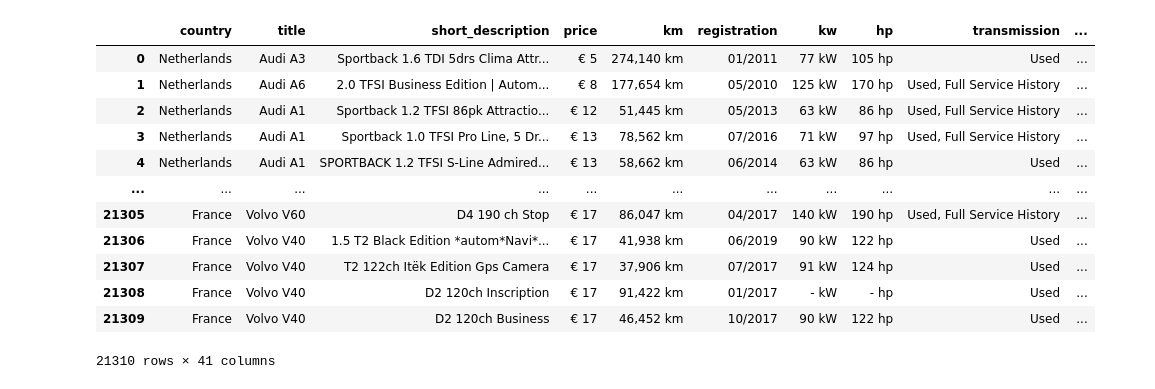
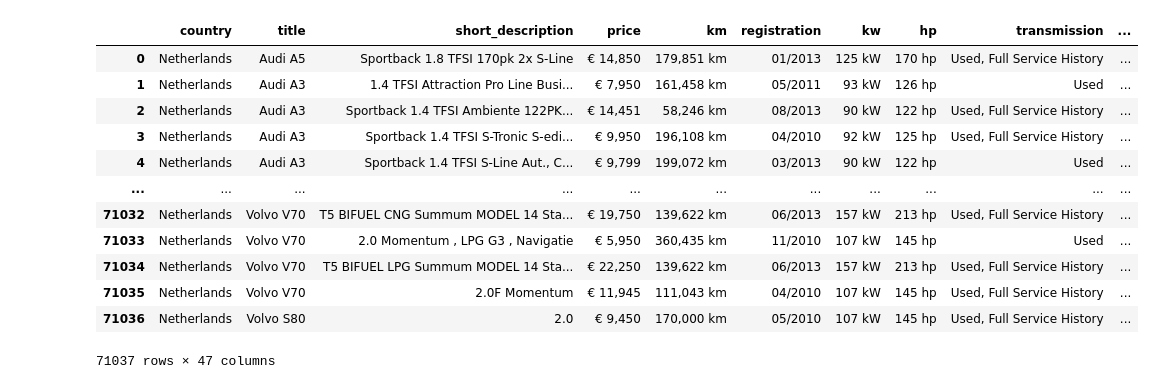
Before and after one commit to fidanfatih/Web_Scraping, a Jupyter notebook: Scrapy.ipynb, the cells around one changed output. Drawn from its saved outputs; the diff is of its cells as text; code cells hidden in the pictures.

```diff
--- a/Scrapy.ipynb
+++ b/Scrapy.ipynb
@@ -1,21 +1,24 @@
 # %%
 import pandas as pd
+pd.set_option('display.width', 400)
+pd.set_option('display.max_columns', 50)
+
+df = pd.read_csv('Data/autoscout_data.csv')
+df
+# %% [output]
+|  | country | title | short_description | price | km | registration | kw | hp | transmission | ... |
+| 0 | Netherlands | Audi A5 | Sportback 1.8 TFSI 170pk 2x S-Line | € 14,850 | 179,851 km | 01/2013 | 125 kW | 170 hp | Used, Full Service History | ... |
+| 1 | Netherlands | Audi A3 | 1.4 TFSI Attraction Pro Line Busi... | € 7,950 | 161,458 km | 05/2011 | 93 kW | 126 hp | Used | ... |
+| 2 | Netherlands | Audi A3 | Sportback 1.4 TFSI Ambiente 122PK... | € 14,451 | 58,246 km | 08/2013 | 90 kW | 122 hp | Used, Full Service History | ... |
+| 3 | Netherlands | Audi A3 | Sportback 1.4 TFSI S-Tronic S-edi... | € 9,950 | 196,108 km | 04/2010 | 92 kW | 125 hp | Used, Full Service History | ... |
+| 4 | Netherlands | Audi A3 | Sportback 1.4 TFSI S-Line Aut., C... | € 9,799 | 199,072 km | 03/2013 | 90 kW | 122 hp | Used | ... |
+| ... | ... | ... | ... | ... | ... | ... | ... | ... | ... | ... |
+| 71032 | Netherlands | Volvo V70 | T5 BIFUEL CNG Summum MODEL 14 Sta... | € 19,750 | 139,622 km | 06/2013 | 157 kW | 213 hp | Used, Full Service History | ... |
+| 71033 | Netherlands | Volvo V70 | 2.0 Momentum , LPG G3 , Navigatie | € 5,950 | 360,435 km | 11/2010 | 107 kW | 145 hp | Used | ... |
+| 71034 | Netherlands | Volvo V70 | T5 BIFUEL LPG Summum MODEL 14 Sta... | € 22,250 | 139,622 km | 06/2013 | 157 kW | 213 hp | Used, Full Service History | ... |
+| 71035 | Netherlands | Volvo V70 | 2.0F Momentum | € 11,945 | 111,043 km | 04/2010 | 107 kW | 145 hp | Used, Full Service History | ... |
+| 71036 | Netherlands | Volvo S80 | 2.0 | € 9,450 | 170,000 km | 05/2010 | 107 kW | 145 hp | Used, Full Service History | ... |
+71037 rows × 47 columns
-# %%
-pd.read_json('Data/autoscout_data.json')
-# %% [output]
-|  | country | title | short_description | price | km | registration | kw | hp | transmission | ... |
-| 0 | Netherlands | Audi A3 | Sportback 1.6 TDI 5drs Clima Attr... | € 5 | 274,140 km | 01/2011 | 77 kW | 105 hp | Used | ... |
-| 1 | Netherlands | Audi A6 | 2.0 TFSI Business Edition | Autom... | € 8 | 177,654 km | 05/2010 | 125 kW | 170 hp | Used, Full Service History | ... |
-| 2 | Netherlands | Audi A1 | Sportback 1.2 TFSI 86pk Attractio... | € 12 | 51,445 km | 05/2013 | 63 kW | 86 hp | Used, Full Service History | ... |
-| 3 | Netherlands | Audi A1 | Sportback 1.0 TFSI Pro Line, 5 Dr... | € 13 | 78,562 km | 07/2016 | 71 kW | 97 hp | Used, Full Service History | ... |
-| 4 | Netherlands | Audi A1 | SPORTBACK 1.2 TFSI S-Line Admired... | € 13 | 58,662 km | 06/2014 | 63 kW | 86 hp | Used | ... |
-| ... | ... | ... | ... | ... | ... | ... | ... | ... | ... | ... |
-| 21305 | France | Volvo V60 | D4 190 ch Stop | € 17 | 86,047 km | 04/2017 | 140 kW | 190 hp | Used, Full Service History | ... |
-| 21306 | France | Volvo V40 | 1.5 T2 Black Edition *autom*Navi*... | € 17 | 41,938 km | 06/2019 | 90 kW | 122 hp | Used | ... |
-| 21307 | France | Volvo V40 | T2 122ch Itëk Edition Gps Camera | € 17 | 37,906 km | 07/2017 | 91 kW | 124 hp | Used | ... |
-| 21308 | France | Volvo V40 | D2 120ch Inscription | € 17 | 91,422 km | 01/2017 | - kW | - hp | Used | ... |
-| 21309 | France | Volvo V40 | D2 120ch Business | € 17 | 46,452 km | 10/2017 | 90 kW | 122 hp | Used | ... |
-21310 rows × 41 columns
 # %%
 pd.read_json('Data/sofifa_data.json')
 # %% [output]
```
Also changed, not shown: 9 other files.
